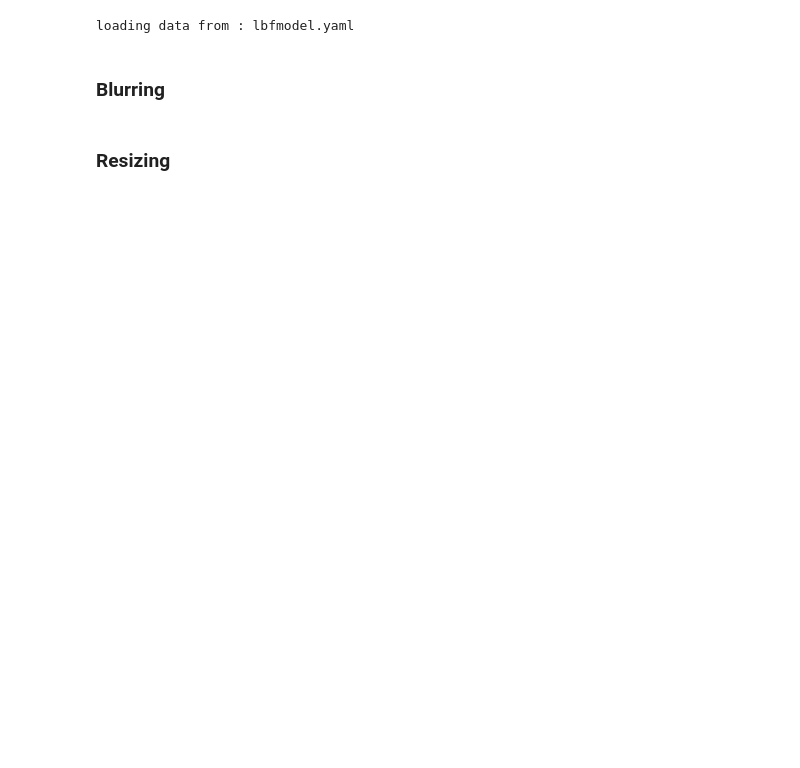
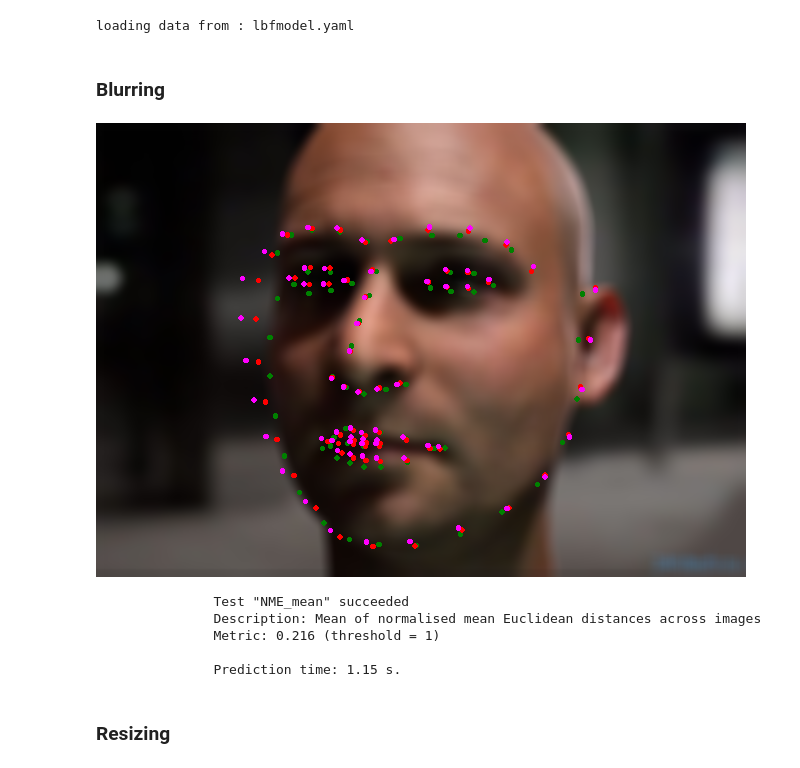
Before and after one commit to Giskard-AI/giskard-vision, a Jupyter notebook: examples/criteria2_classical_transformations.ipynb, the cells around one changed output. Cells and saved outputs as stored; diff of their text form; code cells hidden in the pictures; blank space fills up the shorter version.

```diff
--- a/examples/criteria2_classical_transformations.ipynb
+++ b/examples/criteria2_classical_transformations.ipynb
@@ -24,18 +20,26 @@ loading data from : lbfmodel.yaml
 # %% [markdown]
 ### Blurring
 # %%
-blurred_dl = BlurDataLoader(dl, kernel_size=(15, 15), sigma=(9, 9))
+blurred_dl = BlurredDataLoader(dl, kernel_size=(15, 15), sigma=(9, 9))
 # cropped_dl = CroppedDataLoader(dl, part=FacialParts.RIGHT_HALF.value)
 
 original_image, marks, _ = dl[4]
 blurred_image, _, _ = blurred_dl[4]
 
-original_predictions = model.predict_image(original_image)
-blurred_predictions = model.predict_image(blurred_image)
-draw_marks(blurred_image, [marks, original_predictions, blurred_predictions], ["green", "red", "magenta"])
+original_predictions = model.predict_image(original_image[0])
+blurred_predictions = model.predict_image(blurred_image[0])
+draw_marks(blurred_image[0], [marks, original_predictions, blurred_predictions], ["green", "red", "magenta"])
+# %% [output]
+[figure, added]
 # %%
 test_result = TestDiff(metric=NMEMean, threshold=1).run(model, blurred_dl, dataloader_ref=dl)
 test_result
+# %% [output]
+               Test "NME_mean" succeeded
+               Description: Mean of normalised mean Euclidean distances across images
+               Metric: 0.216 (threshold = 1)
+
+               Prediction time: 1.15 s.
 # %% [markdown]
 ### Resizing
 # %%
```
Also changed, not shown: parts of 5 cells of this notebook.
